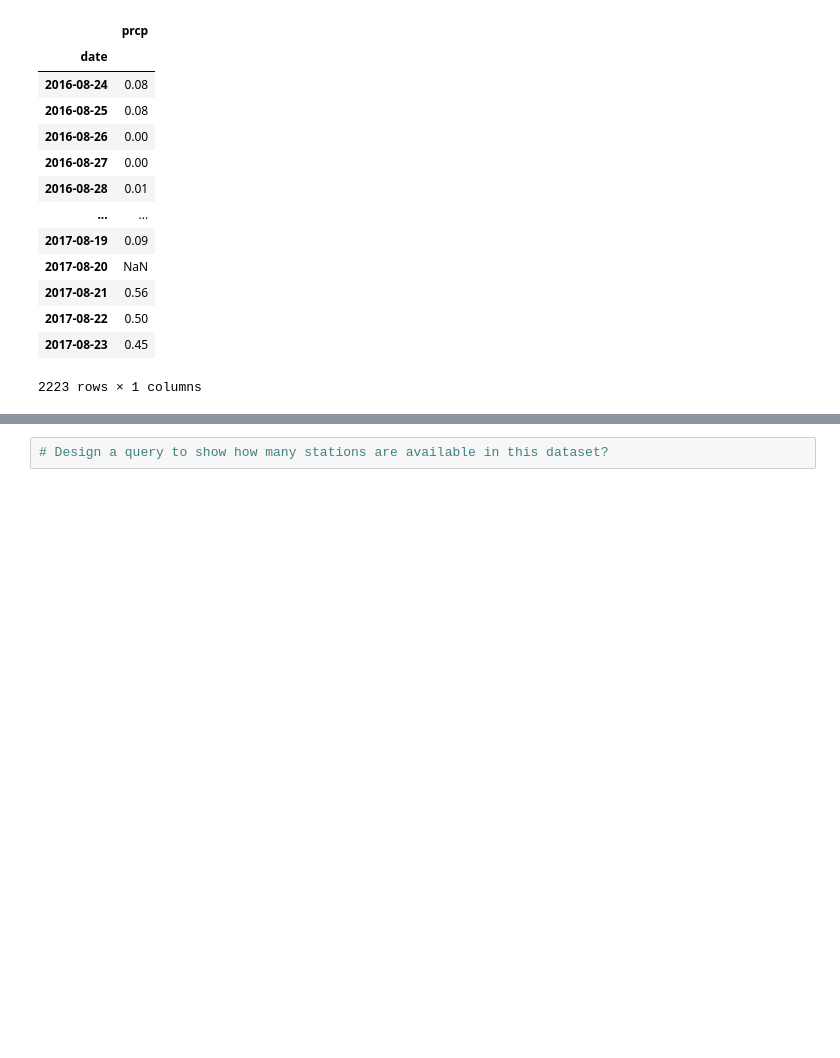
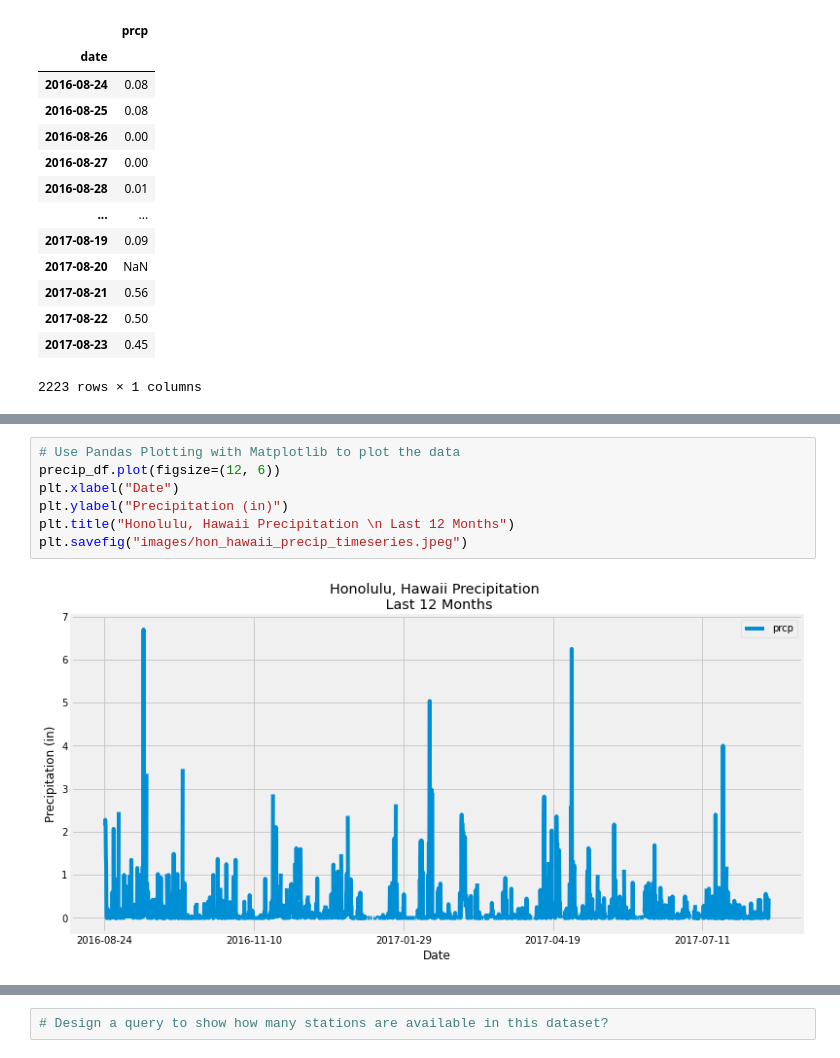
Before and after one commit to CCom20/sqlalchemy-challenge, a Jupyter notebook: climate_starter.ipynb, the cells around one changed output, grey strips where cells are left out. Drawn from its saved outputs; the diff is of its cells as text; blank space fills up the shorter version.

Commit message:
First graph of precipitation done

```diff
--- a/climate_starter.ipynb
+++ b/climate_starter.ipynb
@@ -103,2 +101,11 @@ precip_df = precip_df.sort_values("date")
+# %%
+# Use Pandas Plotting with Matplotlib to plot the data
+precip_df.plot(figsize=(12, 6))
+plt.xlabel("Date")
+plt.ylabel("Precipitation (in)")
+plt.title("Honolulu, Hawaii Precipitation \n Last 12 Months")
+plt.savefig("images/hon_hawaii_precip_timeseries.jpeg")
+# %% [output]
+[figure, added]
 # %%
 # Use Pandas to calcualte the summary statistics for the precipitation data
```
Also changed, not shown: parts of 3 cells of this notebook, 1 other file.
